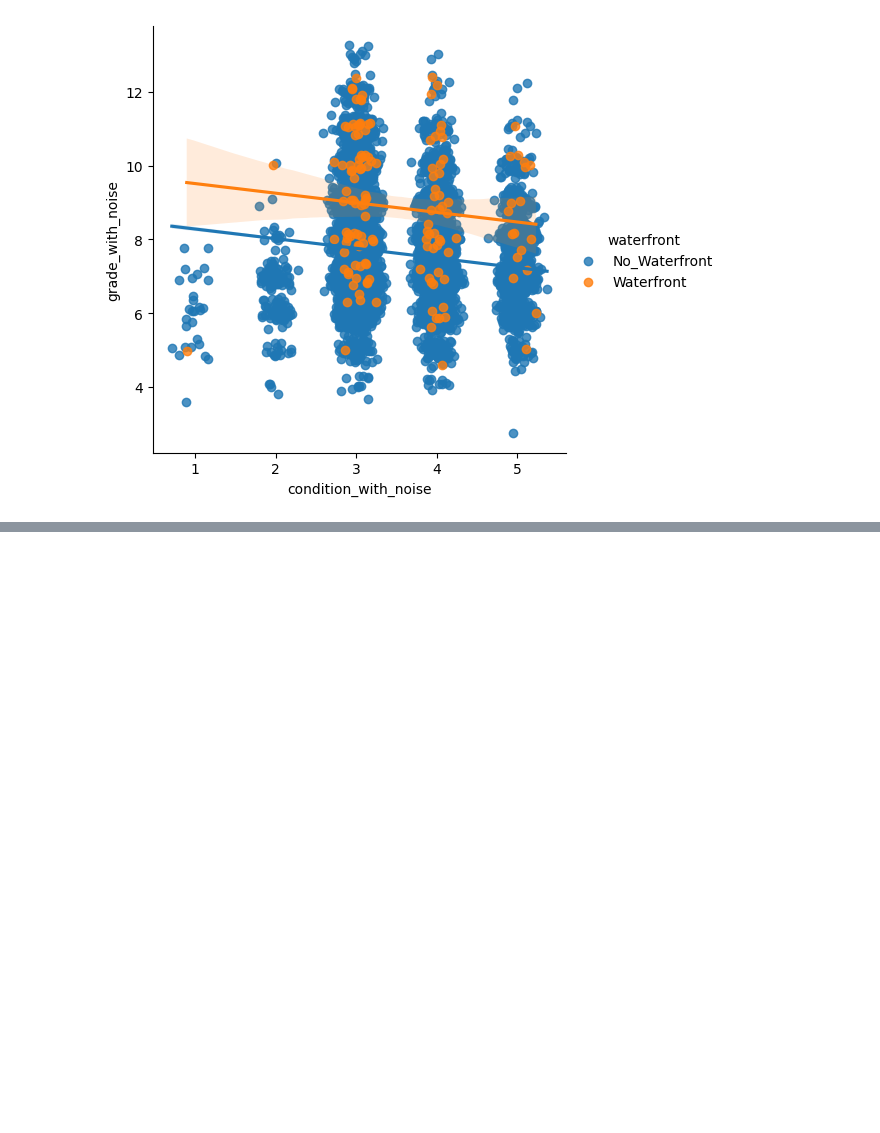
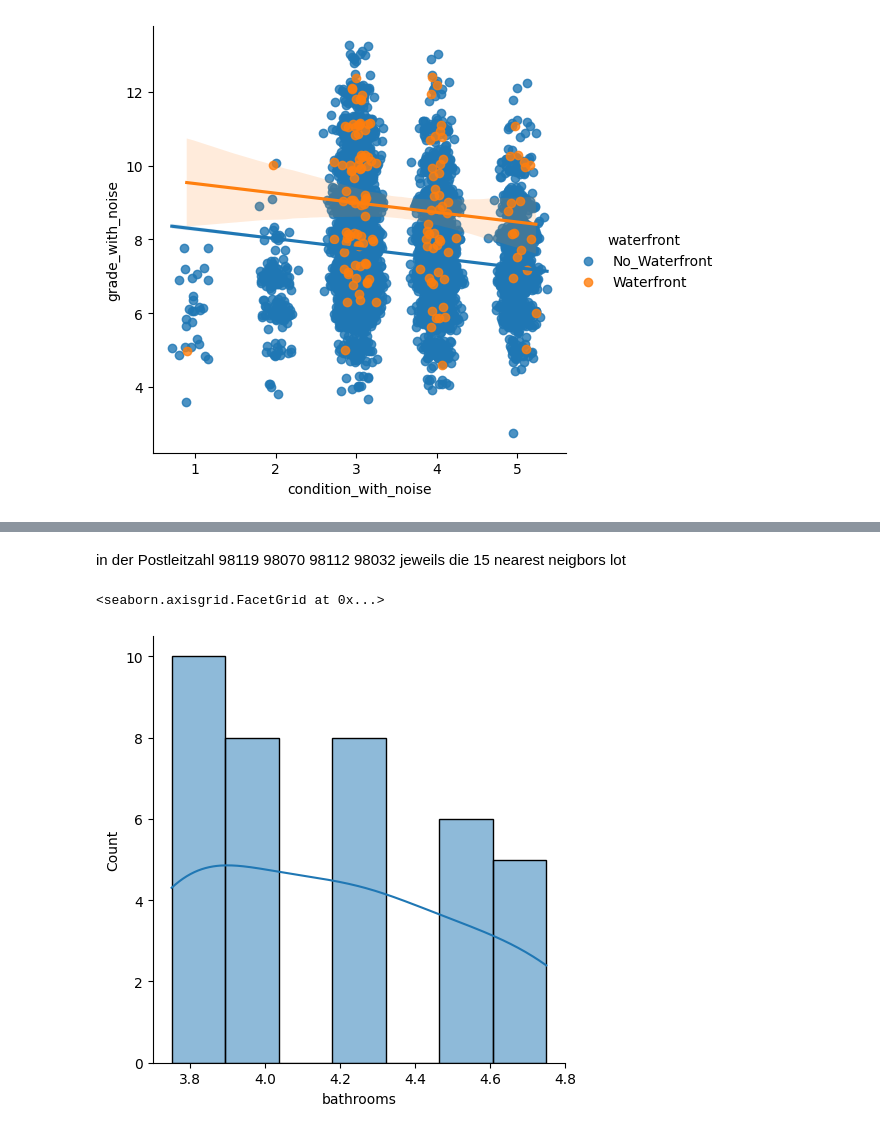
Before and after one commit to pianobacki/Housing_Sales_KingsCounty, a Jupyter notebook: data_overview.ipynb, the cells around one changed output, grey strips where cells are left out. Saved outputs shown, nothing was run; the diff lists cells and outputs as text; code cells hidden in the pictures; blank space fills up the shorter version.

```diff
--- a/data_overview.ipynb
+++ b/data_overview.ipynb
@@ -288,0 +310,19 @@ df.shape[0]
+# %% [markdown]
+in der Postleitzahl
+98119
+98070
+98112
+98032
+jeweils die 15 nearest neigbors lot
+# %%
+df_filtered = df
+desired_zipcodes = [98119, 98070, 98112, 98032]
+df_filtered = df[df['zipcode'].isin(desired_zipcodes)]
+# %%
+df_filtered.head(15)
+df_filtered = df_filtered[df_filtered['bathrooms']>3.5]
+
+sns.displot( data=df_filtered["bathrooms"], kde=True )
+# %% [output]
+<seaborn.axisgrid.FacetGrid at 0x...>
+[figure, added]
```
Also changed, not shown: parts of 7 cells of this notebook.
